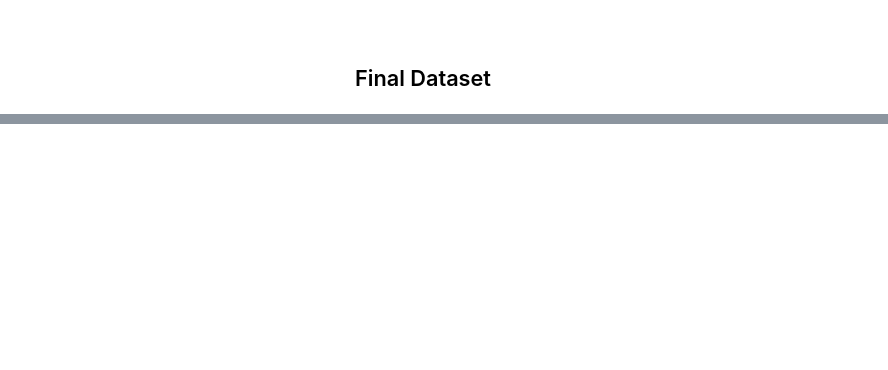
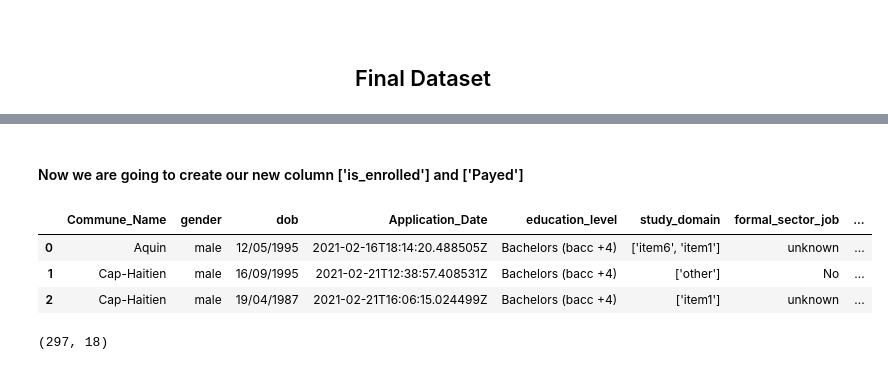
Before and after one commit to kesnel/Ayiti-Analytics-Bootcamp-Project, a Jupyter notebook: data-processing.ipynb, the cells around one changed output, grey strips where cells are left out. Drawn from its saved outputs; the diff is of its cells as text; code cells hidden in the pictures; blank space fills up the shorter version.

```diff
--- a/data-processing.ipynb
+++ b/data-processing.ipynb
@@ -707,0 +863,4 @@ This dataframe have 0 missing values
+# %%
+# 1. Convert the final['dob'] to Datetime Type
+final.dob = pd.to_datetime(final.dob)
+final[['dob']].info()
@@ -707,0 +869,4 @@ This dataframe have 0 missing values
+# %%
+# 2. Convert the final['Application_Date'] to Datetime Type
+final.Application_Date = pd.to_datetime(final.Application_Date)
+final[['Application_Date']].info()
@@ -707,0 +888,21 @@ This dataframe have 0 missing values
+# %% [markdown]
+<h4> Now we are going to create our new column ['is_enrolled'] and ['Payed'] </h4>
+# %%
+# Specify if the student enrolled or not
+final['is_enrolled'] = 'No'
+final.loc[~final.Enroll_Date.isna(),["is_enrolled"]] = "Yes"
+# %%
+# Specify if the student payed or not
+final['payed'] = 'No'
+final.loc[~final.Payment_Date.isna(),["payed"]] = "Yes"
+# %%
+final.head(3)
+# %% [output]
+|  | Commune_Name | gender | dob | Application_Date | education_level | study_domain | formal_sector_job | ... |
+| 0 | Aquin | male | 12/05/1995 | 2021-02-16T18:14:20.488505Z | Bachelors (bacc +4) | ['item6', 'item1'] | unknown | ... |
+| 1 | Cap-Haitien | male | 16/09/1995 | 2021-02-21T12:38:57.408531Z | Bachelors (bacc +4) | ['other'] | No | ... |
+| 2 | Cap-Haitien | male | 19/04/1987 | 2021-02-21T16:06:15.024499Z | Bachelors (bacc +4) | ['item1'] | unknown | ... |
+# %%
+final.shape
+# %% [output]
+(297, 18)
```
Also changed, not shown: parts of 149 cells of this notebook.
